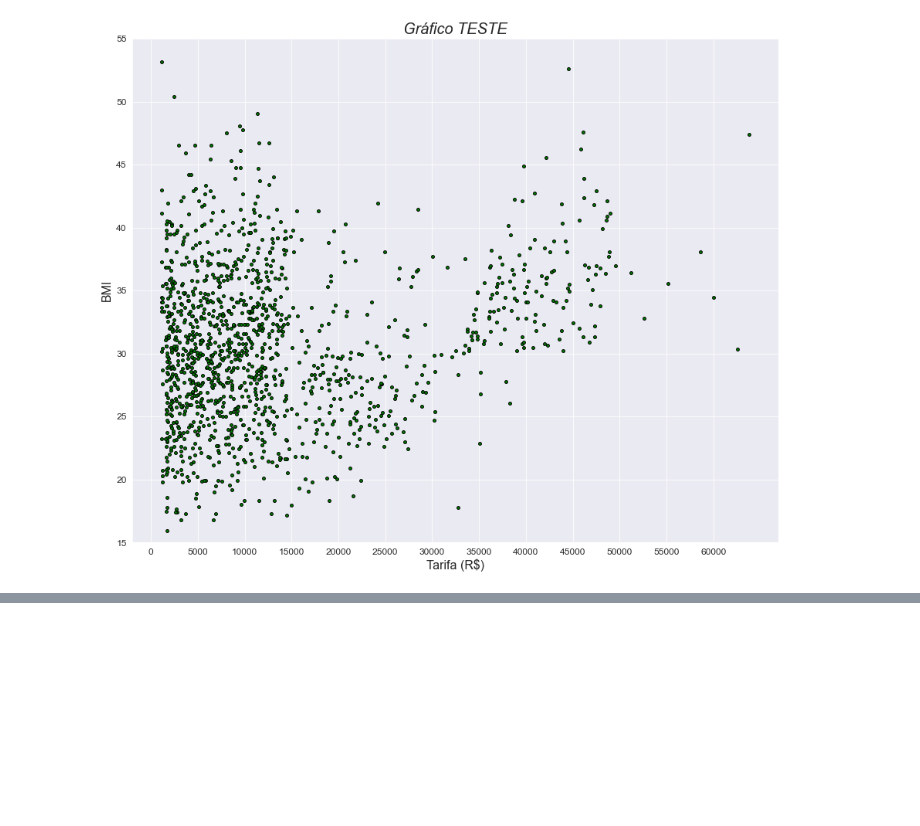
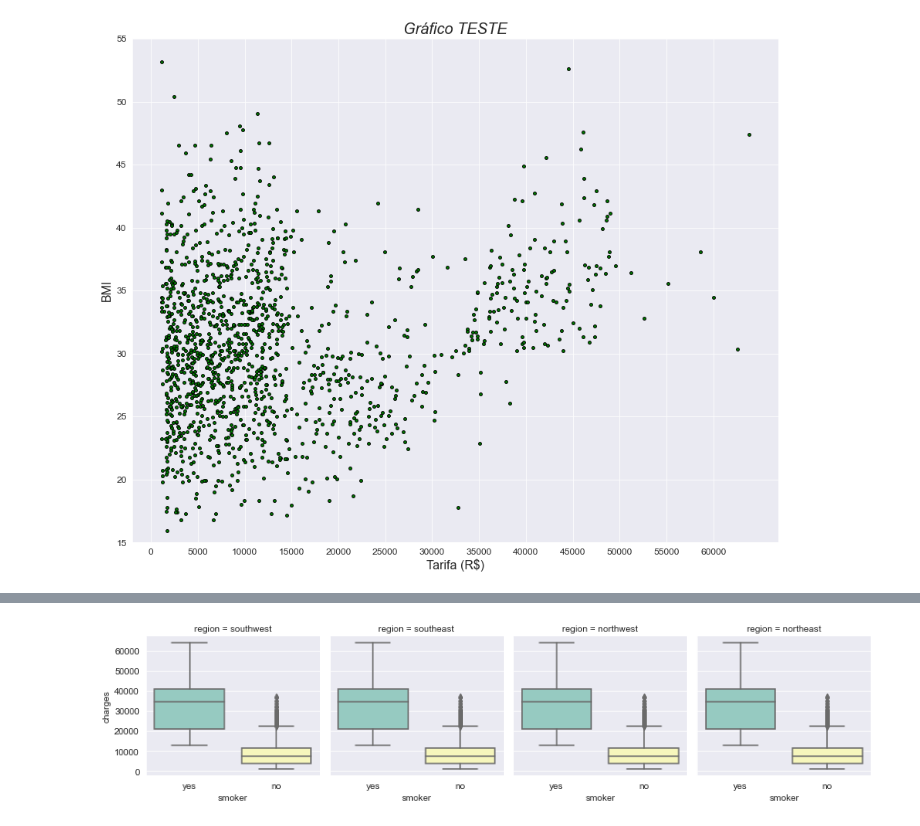
Before and after one commit to KndHvH/367, a Jupyter notebook: FIAP/MachineLearning/checkpoints/2/ML - Checkpoint2e3 - NOME.ipynb, the cells around one changed output, grey strips where cells are left out. Saved outputs shown, nothing was run; the diff lists cells and outputs as text; code cells hidden in the pictures; blank space fills up the shorter version.

```diff
--- a/FIAP/MachineLearning/checkpoints/2/ML - Checkpoint2e3 - NOME.ipynb
+++ b/FIAP/MachineLearning/checkpoints/2/ML - Checkpoint2e3 - NOME.ipynb
@@ -219,0 +207,6 @@ Name: sex, Length: 1338, dtype: object
+# %%
+graph = sns.FacetGrid(df, col = "region")
+graph.map(sns.boxplot,data = df,x='smoker',y = 'charges', palette = 'Set3',dodge = False)
+graph.add_legend();
+# %% [output]
+[figure, added]
```
Also changed, not shown: parts of 7 cells of this notebook.
